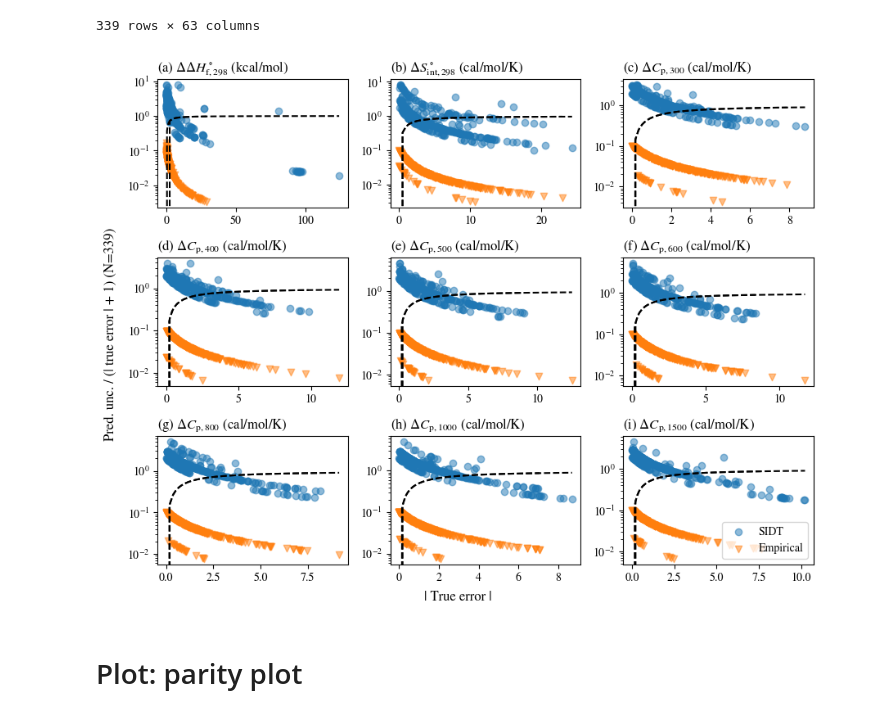
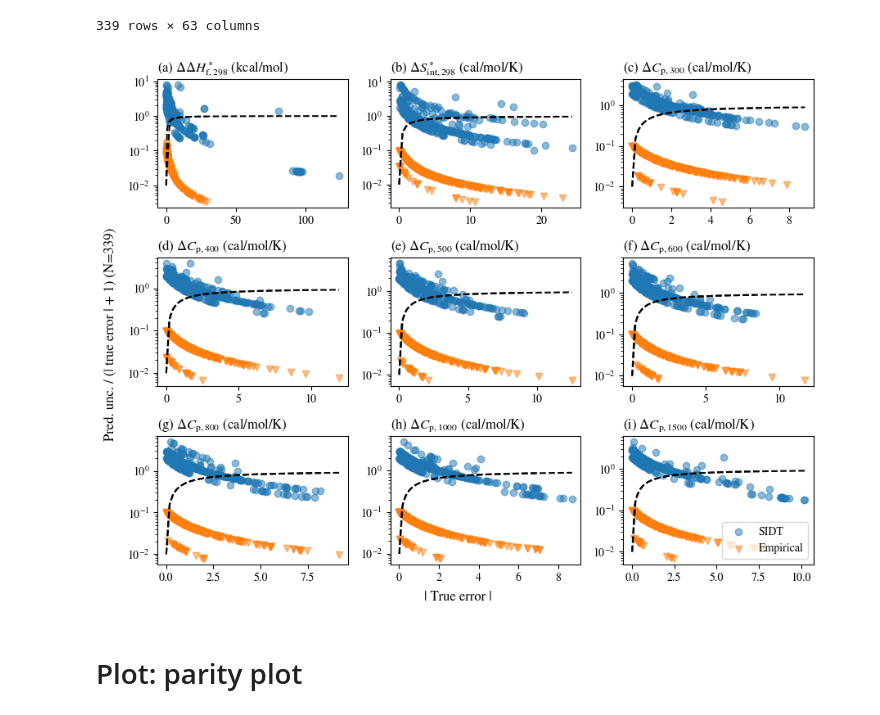
Before and after one commit to hwpang/RadicalTree, a Jupyter notebook: notebooks/8.5_compare_prediction_cluster_split.ipynb, the cells around one changed output. Drawn from its saved outputs; the diff is of its cells as text; code cells hidden in the pictures.

Commit message:
Improve unc/err vs err plots

```diff
--- a/notebooks/8.5_compare_prediction_cluster_split.ipynb
+++ b/notebooks/8.5_compare_prediction_cluster_split.ipynb
@@ -222,9 +222,10 @@ for temp_df, df_label in zip([sidt_df, empirical_df], ["SIDT", "Empirical"]):
         true_errs = np.abs(pred_ys - true_ys)
         if df_label == "Empirical":
             pred_uncs[pred_uncs==0.0] = 0.1
+        else:
+            xs = np.linspace(1e-2, max(true_errs), 50)
+            ax.plot(xs, xs / (xs + 1), "k--")
         ax.scatter(true_errs, pred_uncs / (true_errs + 1), label=df_label, marker=markers[counter], alpha=0.5)
-        xs = np.linspace(0, max(true_errs), 50)
-        ax.plot(xs, xs / (xs + 1), "k--")
         ax.set_yscale("log")
         ax.set_title("(a) $\Delta\Delta H^\circ_\mathrm{f,298}$ (kcal/mol)", loc="left")
 
@@ -236,36 +237,36 @@ for temp_df, df_label in zip([sidt_df, empirical_df], ["SIDT", "Empirical"]):
         true_errs = np.abs(pred_ys - true_ys)
         if df_label == "Empirical":
             pred_uncs[pred_uncs==0.0] = 0.1
         ax.scatter(true_errs, pred_uncs / (true_errs + 1), label=df_label, marker=markers[counter], alpha=0.5)
-        xs = np.linspace(0, max(true_errs), 50)
+        xs = np.linspace(1e-2, max(true_errs), 50)
         ax.plot(xs, xs / (xs + 1), "k--")
         ax.set_yscale("log")
         ax.set_title("(b) $\Delta S^\circ_\mathrm{int,298}$ (cal/mol/K)", loc="left")
 
         for i, (ax, T) in enumerate(zip(axs.flat[2:], Ts)):
             label = f"HBI_Cp{T} (cal/mol/K)"
             true_ys = test_df[label]
             pred_ys = temp_df[label]
             pred_uncs = temp_df["unc_"+label].values
             true_errs = np.abs(pred_ys - true_ys)
             if df_label == "Empirical":
                 pred_uncs[pred_uncs==0.0] = 0.1
             ax.scatter(true_errs, pred_uncs / (true_errs + 1), label=df_label, marker=markers[counter], alpha=0.5)
-            xs = np.linspace(0, max(true_errs), 50)
+            xs = np.linspace(1e-2, max(true_errs), 50)
             ax.plot(xs, xs / (xs + 1), "k--")
             ax.set_yscale("log")
             ax.set_title(f"({string.ascii_letters[2:][i]}) "+"$\Delta C_\mathrm{p,{" + str(T) + "}}$ (cal/mol/K)", loc="left")
 
         counter += 1
 
 axs.flat[-1].legend()
 fig.supylabel(f"Pred. unc. / (| true error | + 1) (N={len(test_df.index)})")
 fig.supxlabel(f"| True error |", y=0.03)
 fig.tight_layout()
 
 fig.savefig("../figures/cluster_split_unc_div_true_error_vs_true_error_sidt_vs_empirical.pdf", bbox_inches="tight")
 # %% [output]
-[figure, old version]
+[figure, new version]
 # %% [markdown]
 # Plot: parity plot
 # %%
```
Also changed, not shown: 3 other files.
